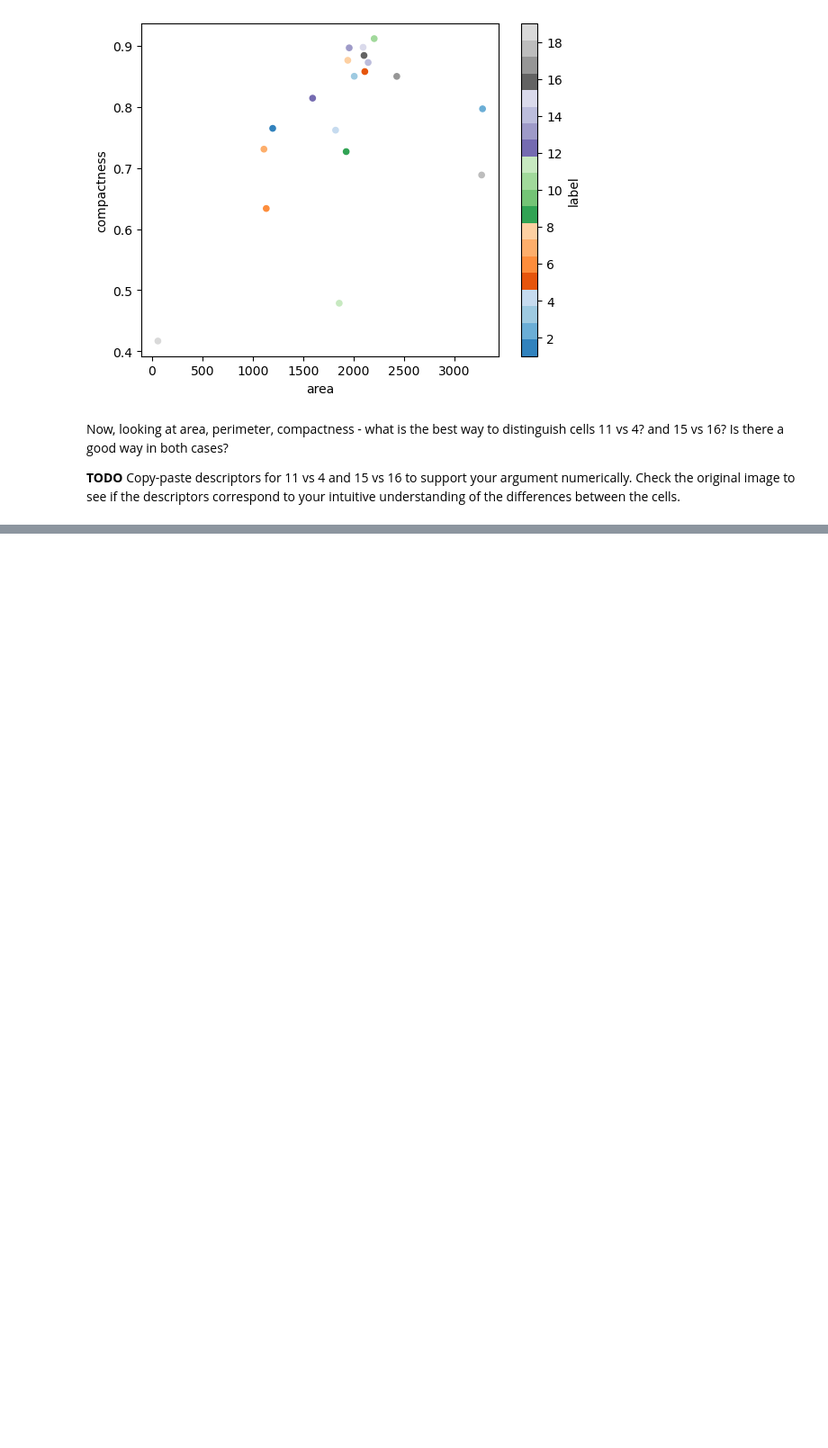
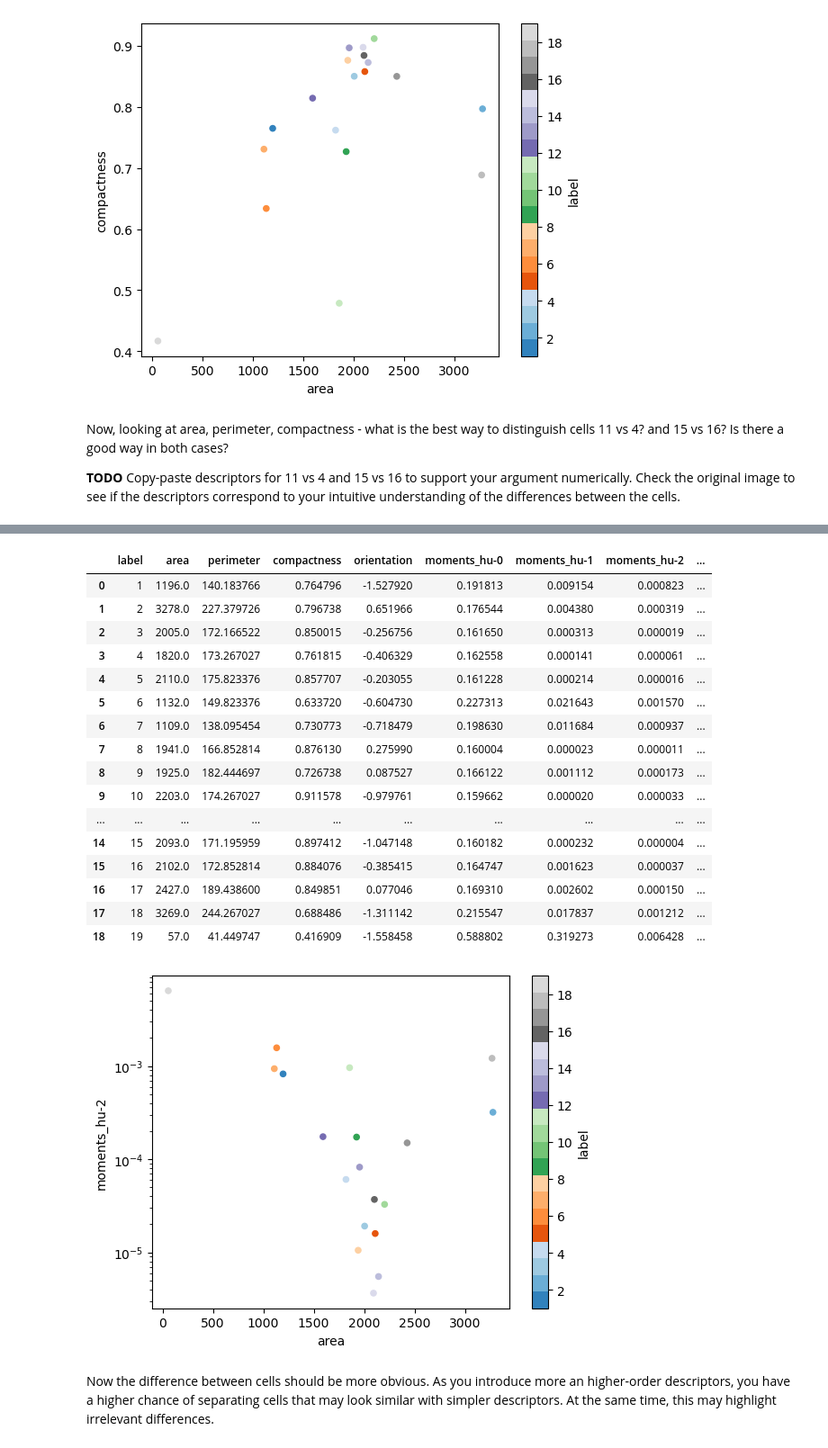
Before and after one commit to TranslationalML/course-image-analysis, a Jupyter notebook: module2/segmentation_description.ipynb, the cells around one changed output, grey strips where cells are left out. Shown: that part at 90% size. Saved outputs shown, nothing was run; the diff lists cells and outputs as text; code cells hidden in the pictures; blank space fills up the shorter version.

Commit message:
(feature) added moment descriptors example

```diff
--- a/module2/segmentation_description.ipynb
+++ b/module2/segmentation_description.ipynb
@@ -283,0 +286,30 @@ As you can see, simple geometric descriptors are not necessarily sufficient to d
+# %%
+region_properties_moments=regionprops_table(labels,intensity_image=img, properties=['label','orientation','moments_hu'])
+df_rp_moments=pd.DataFrame(region_properties_moments)
+
+df_rp_full=pd.merge(df_rp,df_rp_moments,on='label')
+
+df_rp_full.plot.scatter(x='area',y='moments_hu-2',c='label', cmap='tab20c',logy=True)
+
+df_rp_full
+# %% [output]
+|  | label | area | perimeter | compactness | orientation | moments_hu-0 | moments_hu-1 | moments_hu-2 | ... |
+| 0 | 1 | 1196.0 | 140.183766 | 0.764796 | -1.527920 | 0.191813 | 0.009154 | 0.000823 | ... |
+| 1 | 2 | 3278.0 | 227.379726 | 0.796738 | 0.651966 | 0.176544 | 0.004380 | 0.000319 | ... |
+| 2 | 3 | 2005.0 | 172.166522 | 0.850015 | -0.256756 | 0.161650 | 0.000313 | 0.000019 | ... |
+| 3 | 4 | 1820.0 | 173.267027 | 0.761815 | -0.406329 | 0.162558 | 0.000141 | 0.000061 | ... |
+| 4 | 5 | 2110.0 | 175.823376 | 0.857707 | -0.203055 | 0.161228 | 0.000214 | 0.000016 | ... |
+| 5 | 6 | 1132.0 | 149.823376 | 0.633720 | -0.604730 | 0.227313 | 0.021643 | 0.001570 | ... |
+| 6 | 7 | 1109.0 | 138.095454 | 0.730773 | -0.718479 | 0.198630 | 0.011684 | 0.000937 | ... |
+| 7 | 8 | 1941.0 | 166.852814 | 0.876130 | 0.275990 | 0.160004 | 0.000023 | 0.000011 | ... |
+| 8 | 9 | 1925.0 | 182.444697 | 0.726738 | 0.087527 | 0.166122 | 0.001112 | 0.000173 | ... |
+| 9 | 10 | 2203.0 | 174.267027 | 0.911578 | -0.979761 | 0.159662 | 0.000020 | 0.000033 | ... |
+| ... | ... | ... | ... | ... | ... | ... | ... | ... | ... |
+| 14 | 15 | 2093.0 | 171.195959 | 0.897412 | -1.047148 | 0.160182 | 0.000232 | 0.000004 | ... |
+| 15 | 16 | 2102.0 | 172.852814 | 0.884076 | -0.385415 | 0.164747 | 0.001623 | 0.000037 | ... |
+| 16 | 17 | 2427.0 | 189.438600 | 0.849851 | 0.077046 | 0.169310 | 0.002602 | 0.000150 | ... |
+| 17 | 18 | 3269.0 | 244.267027 | 0.688486 | -1.311142 | 0.215547 | 0.017837 | 0.001212 | ... |
+| 18 | 19 | 57.0 | 41.449747 | 0.416909 | -1.558458 | 0.588802 | 0.319273 | 0.006428 | ... |
+[figure, added]
+# %% [markdown]
+Now the difference between cells should be more obvious. As you introduce more an higher-order descriptors, you have a higher chance of separating cells that may look similar with simpler descriptors. At the same time, this may highlight irrelevant differences.
```
Also changed, not shown: parts of 4 cells of this notebook.
